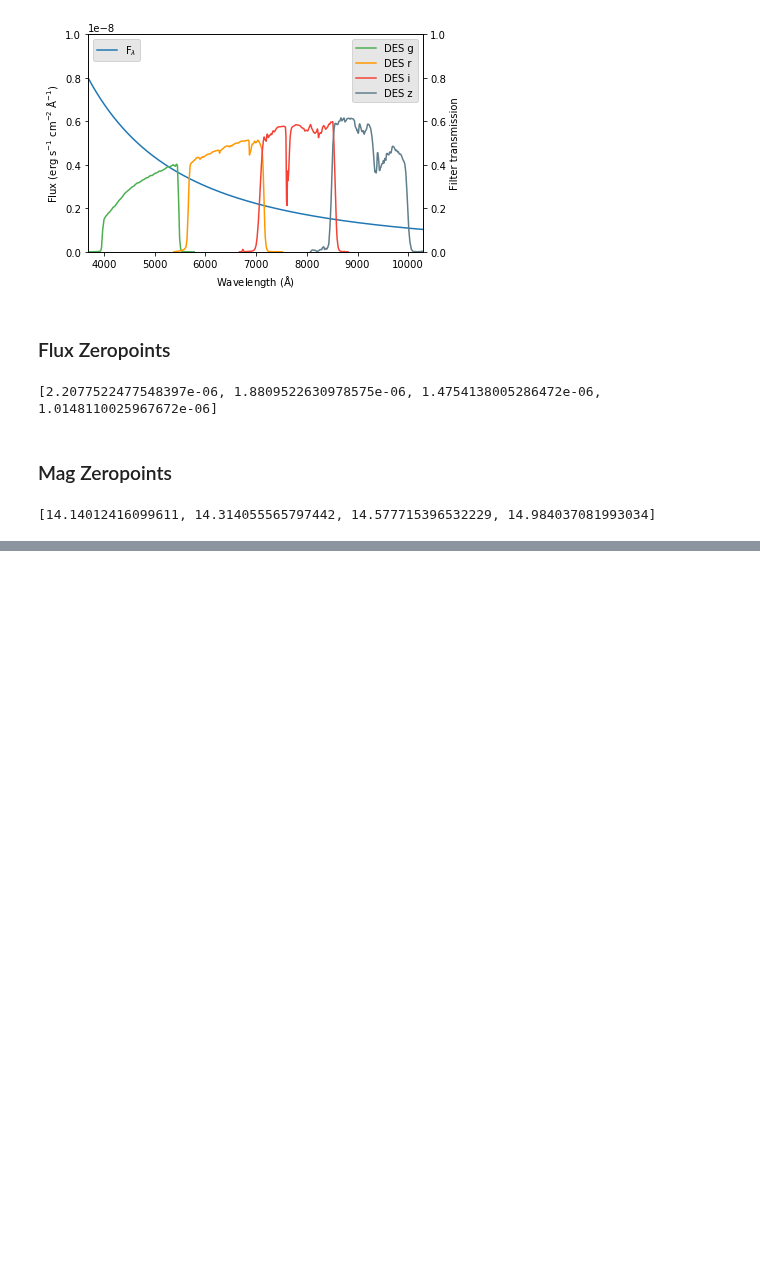
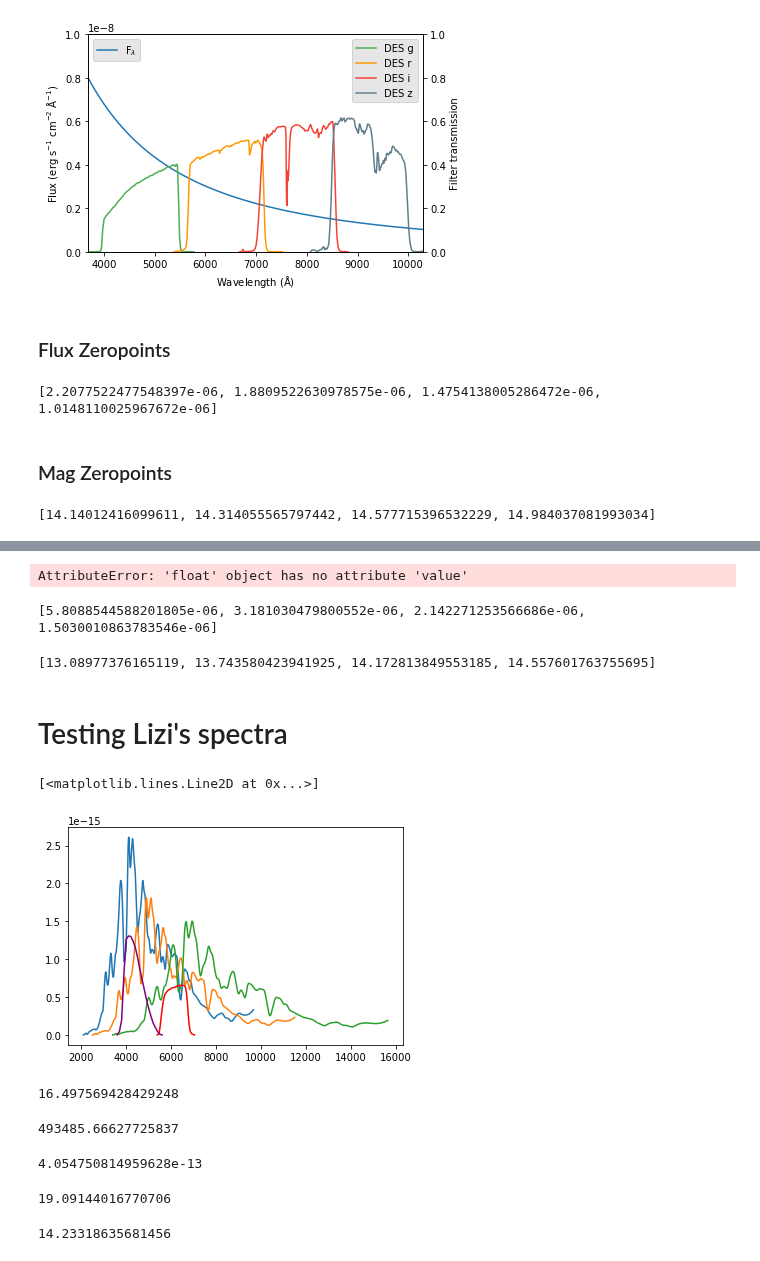
Before and after one commit to chrisfrohmaier/what_the_flux, a Jupyter notebook: Fluxes_and_AB.ipynb, the cells around one changed output, grey strips where cells are left out. Saved outputs shown, nothing was run; the diff lists cells and outputs as text; code cells hidden in the pictures; blank space fills up the shorter version.

```diff
--- a/Fluxes_and_AB.ipynb
+++ b/Fluxes_and_AB.ipynb
@@ -187,0 +282,14 @@ print([-2.5*np.log10(x) for x in fluxes])
+# %%
+fluxes_sdss = [flux_sdssg.value,flux_sdssr.value,flux_sdssi.value,flux_sdssz.]
+# %% [output]
+AttributeError: 'float' object has no attribute 'value'
+# %%
+print([x for x in fluxes_sdss])
+# %% [output]
+[5.8088544588201805e-06, 3.181030479800552e-06, 2.142271253566686e-06, 1.5030010863783546e-06]
+# %%
+print([-2.5*np.log10(x) for x in fluxes_sdss])
+# %% [output]
+[13.08977376165119, 13.743580423941925, 14.172813849553185, 14.557601763755695]
+# %% [markdown]
+# Testing Lizi's spectra
@@ -187,0 +299,48 @@ print([-2.5*np.log10(x) for x in fluxes])
+# %%
+sdssr = sncosmo.get_bandpass('sdssr')
+B = sncosmo.get_bandpass('bessellB')
+ab = sncosmo.get_magsystem('ab')
+# %%
+obj1 = fits.open('Lizi_Spec_test/SNIa_z_0.05.fits')
+obj2 = fits.open('Lizi_Spec_test/SNIa_z_0.25.fits')
+obj4 = fits.open('Lizi_Spec_test/SNIa_z_0.70.fits')
+# %%
+wave_SN1 = obj1[1].data['wavelength']
+flux_SN1 = obj1[1].data['flux']
+
+wave_SN2 = obj2[1].data['wavelength']
+flux_SN2 = obj2[1].data['flux']
+
+
+
+wave_SN4 = obj4[1].data['wavelength']
+flux_SN4 = obj4[1].data['flux']
+# %%
+plt.plot(wave_SN1,flux_SN1)
+plt.plot(wave_SN2,flux_SN2)
+plt.plot(wave_SN4,flux_SN4)
+plt.plot(sdssr.wave, sdssr.trans*0.5*max(flux_SN1), c='red')
+plt.plot(B.wave, B.trans*0.5*max(flux_SN1), c='purple')
+# %% [output]
+[<matplotlib.lines.Line2D at 0x...>]
+[figure, added]
+# %%
+-2.5*np.log10(fluxLamFilter(wave_SN4, sdssr.wave, sdssr.trans, F_lam=flux_SN4)) -  2.5*np.log10(ab.zpbandflux('sdssr'))
+# %% [output]
+16.497569428429248
+# %%
+ab.zpbandflux('sdssr')
+# %% [output]
+493485.66627725837
+# %%
+10**((16.5 + 14.480089575588453 )/-2.5)
+# %% [output]
+4.054750814959628e-13
+# %%
+22.5 - 2.5*np.log10(2.309E+01)
+# %% [output]
+19.09144016770706
+# %%
+2.5*np.log10(ab.zpbandflux('sdssr'))
+# %% [output]
+14.23318635681456
```
Also changed, not shown: parts of 61 cells of this notebook.
